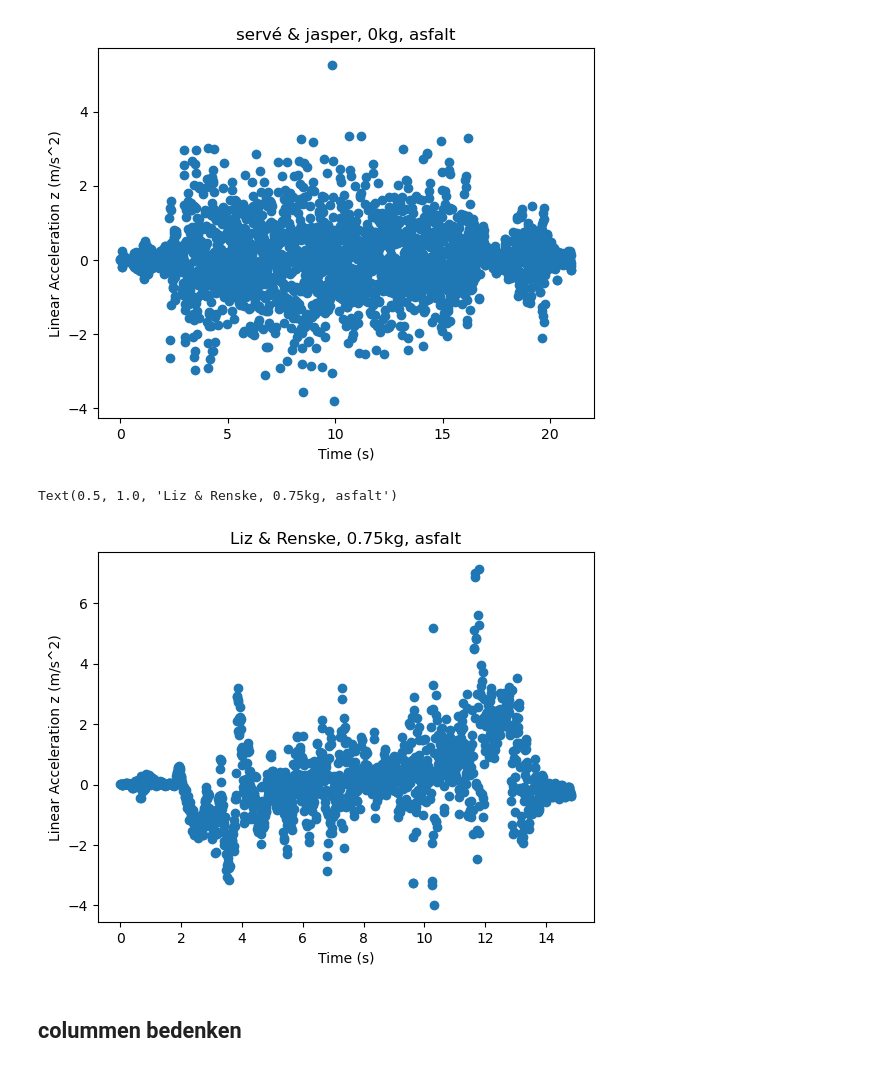
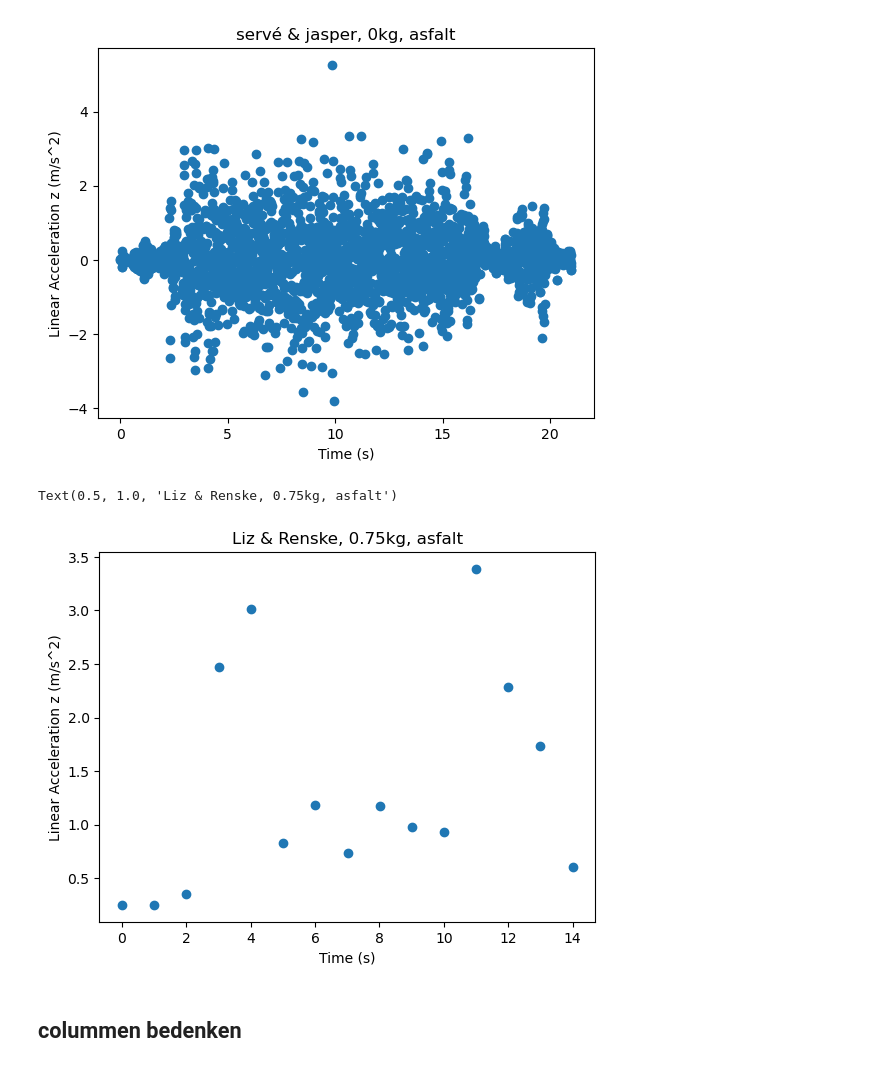
Before and after one commit to lrncjrssn/DS8_eindproject, a Jupyter notebook: DATA_VERWERKING.ipynb, the cells around one changed output. Saved outputs shown, nothing was run; the diff lists cells and outputs as text; code cells hidden in the pictures.

```diff
--- a/DATA_VERWERKING.ipynb
+++ b/DATA_VERWERKING.ipynb
@@ -314,16 +314,16 @@ Text(0.5, 1.0, 'servé & jasper, 0kg, asfalt')
 # %%
 mask = (df_all['makers'] == 'Liz & Renske') & (df_all['weight'] == 0.75) & (df_all['roadtype'] == 'asphalt')
 
 plt.scatter(
     df_all.loc[mask, 'time'],   # of index als je dat wil
-    df_all.loc[mask, 'z']
+    df_all.loc[mask, 'abs']
 )
 plt.xlabel('Time (s)')
 plt.ylabel('Linear Acceleration z (m/s^2)')
 plt.title('Liz & Renske, 0.75kg, asfalt')
 # %% [output]
 Text(0.5, 1.0, 'Liz & Renske, 0.75kg, asfalt')
-[figure, old version]
+[figure, new version]
 # %% [markdown]
 ## colummen bedenken
 # %%
```
Also changed, not shown: 2 other files.
